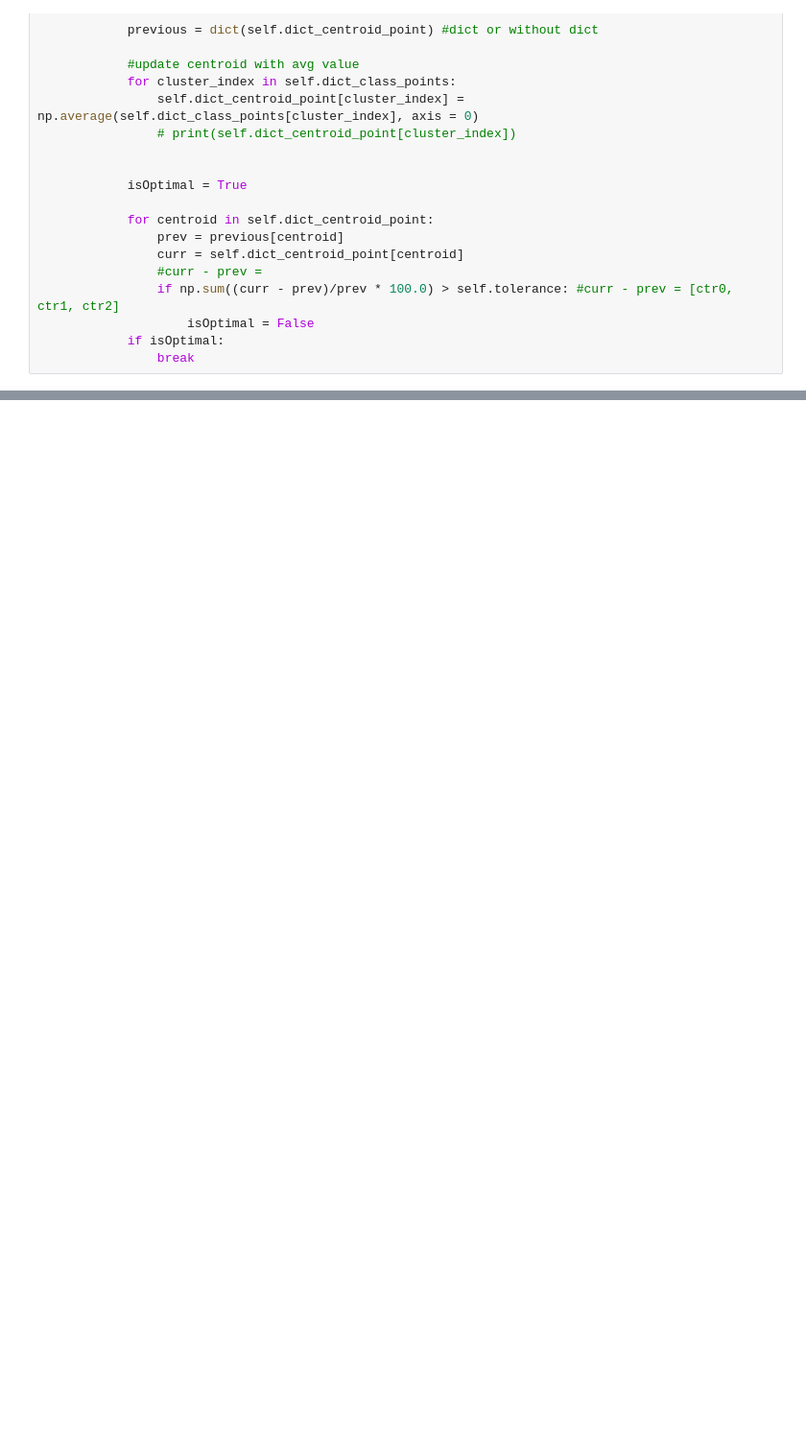
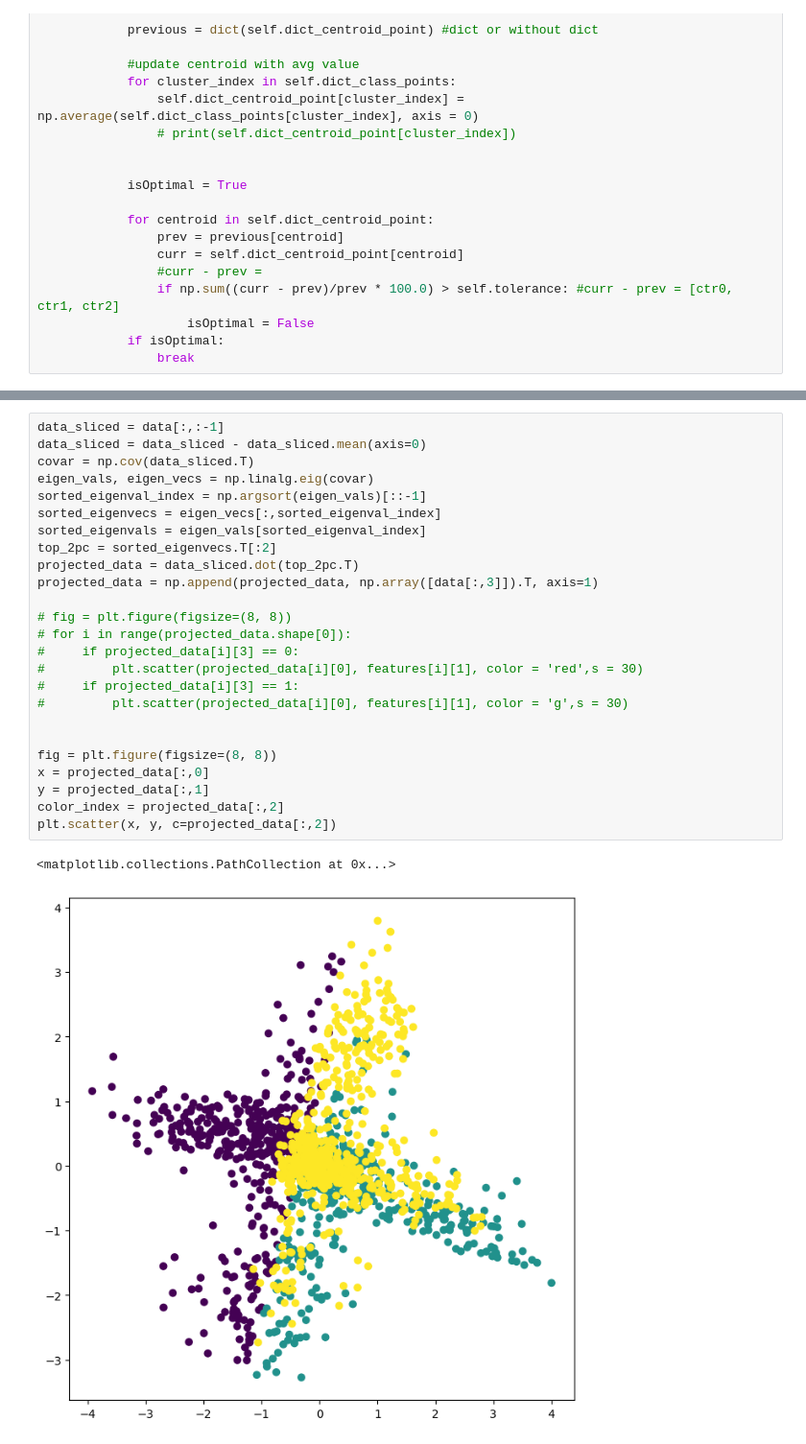
Before and after one commit to BaamPark/Clutering_Algorithm_Implementation, a Jupyter notebook: Question5.ipynb, the cells around one changed output, grey strips where cells are left out. Shown at 96% size. Cells and saved outputs as stored; diff of their text form; blank space fills up the shorter version.

```diff
--- a/Question5.ipynb
+++ b/Question5.ipynb
@@ -118,0 +121,28 @@ for centroid in k_means.dict_centroid_point:
+# %%
+data_sliced = data[:,:-1]
+data_sliced = data_sliced - data_sliced.mean(axis=0)
+covar = np.cov(data_sliced.T)
+eigen_vals, eigen_vecs = np.linalg.eig(covar)
+sorted_eigenval_index = np.argsort(eigen_vals)[::-1]
+sorted_eigenvecs = eigen_vecs[:,sorted_eigenval_index]
+sorted_eigenvals = eigen_vals[sorted_eigenval_index]
+top_2pc = sorted_eigenvecs.T[:2]
+projected_data = data_sliced.dot(top_2pc.T)
+projected_data = np.append(projected_data, np.array([data[:,3]]).T, axis=1)
+
+# fig = plt.figure(figsize=(8, 8))
+# for i in range(projected_data.shape[0]):
+#     if projected_data[i][3] == 0:
+#         plt.scatter(projected_data[i][0], features[i][1], color = 'red',s = 30)
+#     if projected_data[i][3] == 1:
+#         plt.scatter(projected_data[i][0], features[i][1], color = 'g',s = 30)
+
+
+fig = plt.figure(figsize=(8, 8))
+x = projected_data[:,0]
+y = projected_data[:,1]
+color_index = projected_data[:,2]
+plt.scatter(x, y, c=projected_data[:,2])
+# %% [output]
+<matplotlib.collections.PathCollection at 0x...>
+[figure, added]
```
Also changed, not shown: parts of 2 cells of this notebook.
